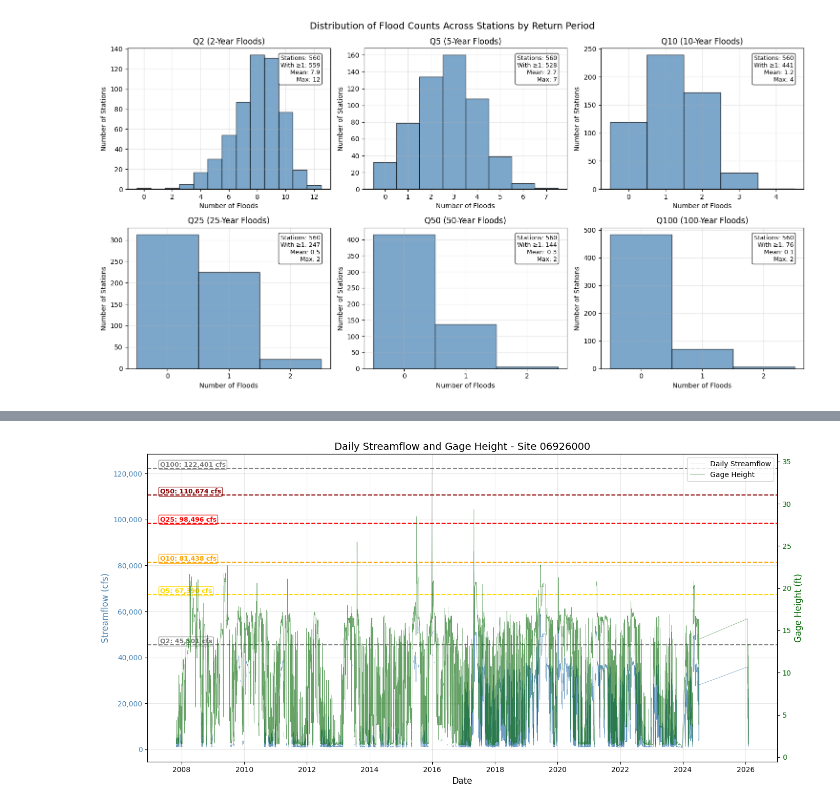
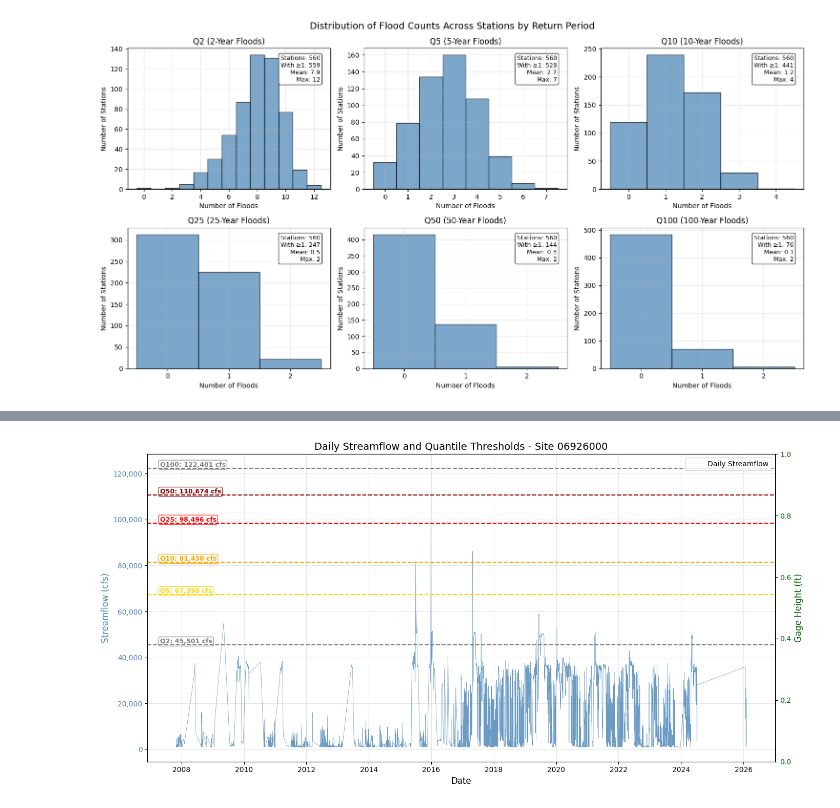
Before and after one commit to connorjsmith28/Flood-Forecasting, a Jupyter notebook: data_exploration/Log_Pearson3_Flooding.ipynb, the cells around one changed output, grey strips where cells are left out. Saved outputs shown, nothing was run; the diff lists cells and outputs as text; code cells hidden in the pictures.

```diff
--- a/data_exploration/Log_Pearson3_Flooding.ipynb
+++ b/data_exploration/Log_Pearson3_Flooding.ipynb
@@ -27,6 +25,9 @@ artifact_dir = artifact.download()
 
 # Read the parquet file
 sfd_df = pl.read_parquet(os.path.join(artifact_dir, "flood_model_daily_summary.parquet"))
+
+# Filter out null values (-999,999) in streamflow_cfs_max
+sfd_df = sfd_df.filter(pl.col("streamflow_cfs_max") != -999999)
 # %% [output]
 wandb:   1 of 1 files downloaded.
 # %%
@@ -1096,15 +1132,15 @@ def plot_daily_streamflow_with_thresholds(
         label="Daily Streamflow"
     )
 
-    # Plot gage height on secondary axis
-    ax2.plot(
-        dates,
-        gage_height,
-        color="darkgreen",
-        linewidth=0.5,
-        alpha=0.6,
-        label="Gage Height"
-    )
+    # # Plot gage height on secondary axis
+    # ax2.plot(
+    #     dates,
+    #     gage_height,
+    #     color="darkgreen",
+    #     linewidth=0.5,
+    #     alpha=0.6,
+    #     label="Gage Height"
+    # )
 
     # Add quantile threshold lines with labels
     colors = {5: "gold", 10: "orange", 25: "red", 50: "darkred"}
@@ -1146,7 +1182,7 @@ def plot_daily_streamflow_with_thresholds(
     ax1.tick_params(axis="y", labelcolor="steelblue")
     ax2.tick_params(axis="y", labelcolor="darkgreen")
 
-    ax1.set_title(f"Daily Streamflow and Gage Height - Site {site_id}", fontsize=14)
+    ax1.set_title(f"Daily Streamflow and Quantile Thresholds - Site {site_id}", fontsize=14)
 
     # Grid
     ax1.grid(True, alpha=0.3, which="both")
@@ -1160,0 +1199,2 @@ def plot_daily_streamflow_with_thresholds(
+# %%
+inv_gauge_site_id = "06926000"
@@ -1161,5 +1205,5 @@ def plot_daily_streamflow_with_thresholds(
 # %%
 # Usage:
-plot_daily_streamflow_with_thresholds(sfd_df, lp3_results, "06926000")
+plot_daily_streamflow_with_thresholds(sfd_df, lp3_results, inv_gauge_site_id)
 # %% [output]
-[figure, old version]
+[figure, new version]
```
Also changed, not shown: parts of 20 cells of this notebook.
